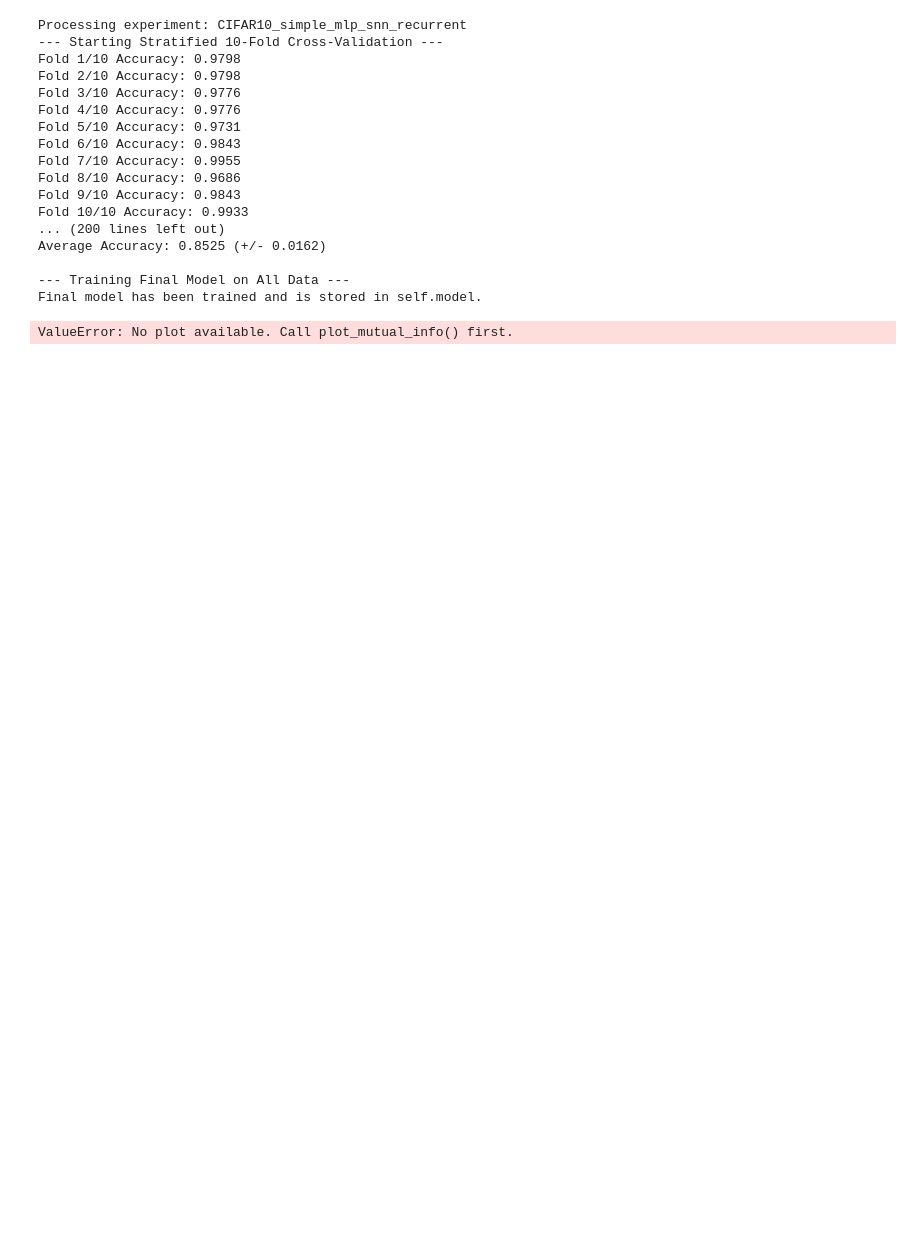
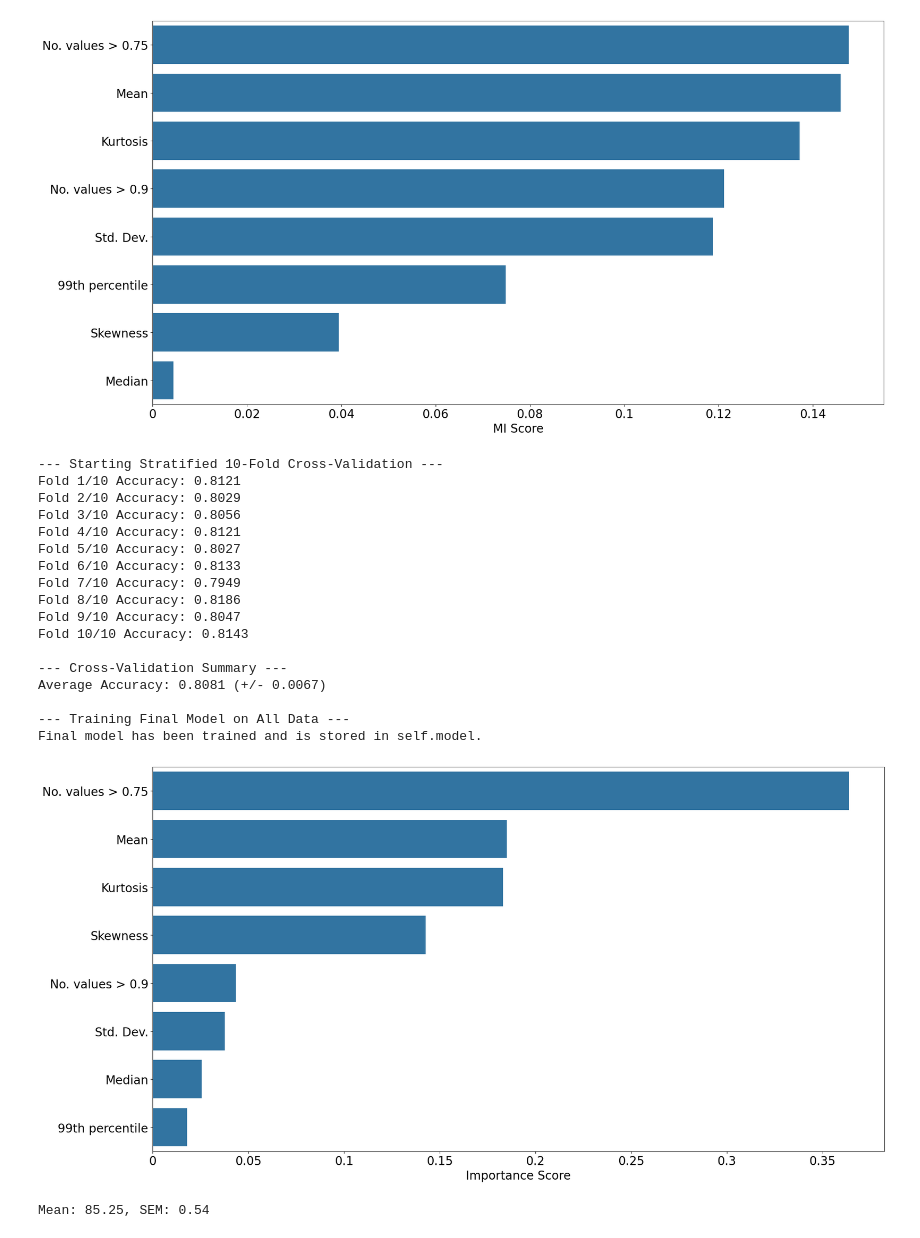
Before and after one commit to szmazurek/snn_adversarial_benchmark, a Jupyter notebook: importance_analysis/predicitve_power_analysis.ipynb, the cells around one changed output. Drawn from its saved outputs; the diff is of its cells as text; code cells hidden in the pictures; blank space fills up the shorter version.

```diff
--- a/importance_analysis/predicitve_power_analysis.ipynb
+++ b/importance_analysis/predicitve_power_analysis.ipynb
@@ -123,6 +114,8 @@ class ResultsCSVPreprocessor:
         scaled_df = self._scale_features(combined_df)
         scaled_df = self._rename_columns(scaled_df)
         return scaled_df.drop(columns=["label"]), scaled_df["label"]
+# %%
+FONTSIZE = 20
 # %%
 class PredictivePowerAnalyzer:
     def __init__(self, x: pd.DataFrame, y: pd.Series):
@@ -318,63 +350,77 @@ for exp_name, paths in paths_dict.items():
 
     analyzer = PredictivePowerAnalyzer(x, y)
     mi_scores = analyzer.compute_mutual_info()
-    # analyzer.plot_mutual_info()
+    analyzer.plot_mutual_info()
     mi_plot_path = os.path.join(root_save_dir, "plots", f"{exp_name}_mutual_info.pdf")
     os.makedirs(os.path.dirname(mi_plot_path), exist_ok=True)
-    # analyzer.save_mutual_info_plot(mi_plot_path)
+    analyzer.save_mutual_info_plot(mi_plot_path)
 
-    xgb = XGBoostAnalyzer(x, y)
-    xgb.train_model()
+    # xgb = XGBoostAnalyzer(x, y)
+    # xgb.train_model()
     # xgb.plot_feature_importances()
-    fi_plot_path = os.path.join(root_save_dir, "plots", f"{exp_name}_feature_importances_xgb.pdf")
-    fold_accuracies_path = os.path.join(root_save_dir, "csv", f"{exp_name}_xgb_accuracies.csv")
-    os.makedirs(os.path.dirname(fold_accuracies_path), exist_ok=True)
-    xgb.save_fold_accuracies(fold_accuracies_path)
+    # fi_plot_path = os.path.join(root_save_dir, "plots", f"{exp_name}_feature_importances_xgb.pdf")
+    # fold_accuracies_path = os.path.join(root_save_dir, "csv", f"{exp_name}_xgb_accuracies.csv")
+    # os.makedirs(os.path.dirname(fold_accuracies_path), exist_ok=True)
+    # xgb.save_fold_accuracies(fold_accuracies_path)
     # xgb.save_feature_importances_plot(fi_plot_path)
-# %% [output]
-Processing experiment: CIFAR10_simple_mlp_snn_recurrent
---- Starting Stratified 10-Fold Cross-Validation ---
-Fold 1/10 Accuracy: 0.9798
-Fold 2/10 Accuracy: 0.9798
-Fold 3/10 Accuracy: 0.9776
-Fold 4/10 Accuracy: 0.9776
-Fold 5/10 Accuracy: 0.9731
-Fold 6/10 Accuracy: 0.9843
-Fold 7/10 Accuracy: 0.9955
-Fold 8/10 Accuracy: 0.9686
-Fold 9/10 Accuracy: 0.9843
-Fold 10/10 Accuracy: 0.9933
-... (200 lines left out)
-Average Accuracy: 0.8525 (+/- 0.0162)
-
---- Training Final Model on All Data ---
-Final model has been trained and is stored in self.model.
 # %%
 # now concatenate all dataframes and do the analysis on the full dataset
 dfs= []
 for exp_name, paths in paths_dict.items():
     preprocessor = ResultsCSVPreprocessor(
         csv_path_correct=paths["correct"],
         csv_path_incorrect=paths["incorrect"],
         label_value_map=LABEL_VALUE_MAP
     )
     df_combined = preprocessor._combine_dataframes()
     dfs.append(df_combined)
 
 full_df = pd.concat(dfs)
 scaled_df = preprocessor._scale_features(full_df)
 scaled_df = preprocessor._rename_columns(scaled_df)
 x_full = scaled_df.drop(columns=["label"])
 y_full = scaled_df["label"]
 analyzer = PredictivePowerAnalyzer(x_full, y_full)
 mi_scores = analyzer.compute_mutual_info()
-# analyzer.plot_mutual_info()
+analyzer.plot_mutual_info()
 mi_plot_path = os.path.join(root_save_dir, "plots", f"full_dataset_mutual_info.pdf")
-# analyzer.save_mutual_info_plot(mi_plot_path)
+analyzer.save_mutual_info_plot(mi_plot_path)
 xgb = XGBoostAnalyzer(x_full, y_full)
 xgb.train_model()
-# xgb.plot_feature_importances()
+xgb.plot_feature_importances()
 xgb.save_fold_accuracies(os.path.join(root_save_dir, "csv", f"full_dataset_xgb_accuracies.csv"))
-# xgb.save_feature_importances_plot(os.path.join(root_save_dir, "plots", f"full_dataset_feature_importances_xgb.pdf"))
+xgb.save_feature_importances_plot(os.path.join(root_save_dir, "plots", f"full_dataset_feature_importances_xgb.pdf"))
 # %% [output]
+[figure, added]
-ValueError: No plot available. Call plot_mutual_info() first.
+--- Starting Stratified 10-Fold Cross-Validation ---
+Fold 1/10 Accuracy: 0.8121
+Fold 2/10 Accuracy: 0.8029
+Fold 3/10 Accuracy: 0.8056
+Fold 4/10 Accuracy: 0.8121
+Fold 5/10 Accuracy: 0.8027
+Fold 6/10 Accuracy: 0.8133
+Fold 7/10 Accuracy: 0.7949
+Fold 8/10 Accuracy: 0.8186
+Fold 9/10 Accuracy: 0.8047
+Fold 10/10 Accuracy: 0.8143
+
+--- Cross-Validation Summary ---
+Average Accuracy: 0.8081 (+/- 0.0067)
+
+--- Training Final Model on All Data ---
+Final model has been trained and is stored in self.model.
+[figure, added]
+# %%
+def mean_and_sem_calculation(data: list):
+    import numpy as np
+    from scipy import stats
+
+    mean = np.mean(data)
+    sem = stats.sem(data)
+    return mean, sem
+
+data = [83.00, 87.25, 84.00, 83.50, 84.00, 88.00, 84.75, 86.75, 85.00, 86.25]
+mean, sem = mean_and_sem_calculation(data)
+print(f"Mean: {mean:.2f}, SEM: {sem:.2f}")
+# %% [output]
+Mean: 85.25, SEM: 0.54
```
Also changed, not shown: parts of 4 cells of this notebook, 44 other files.
